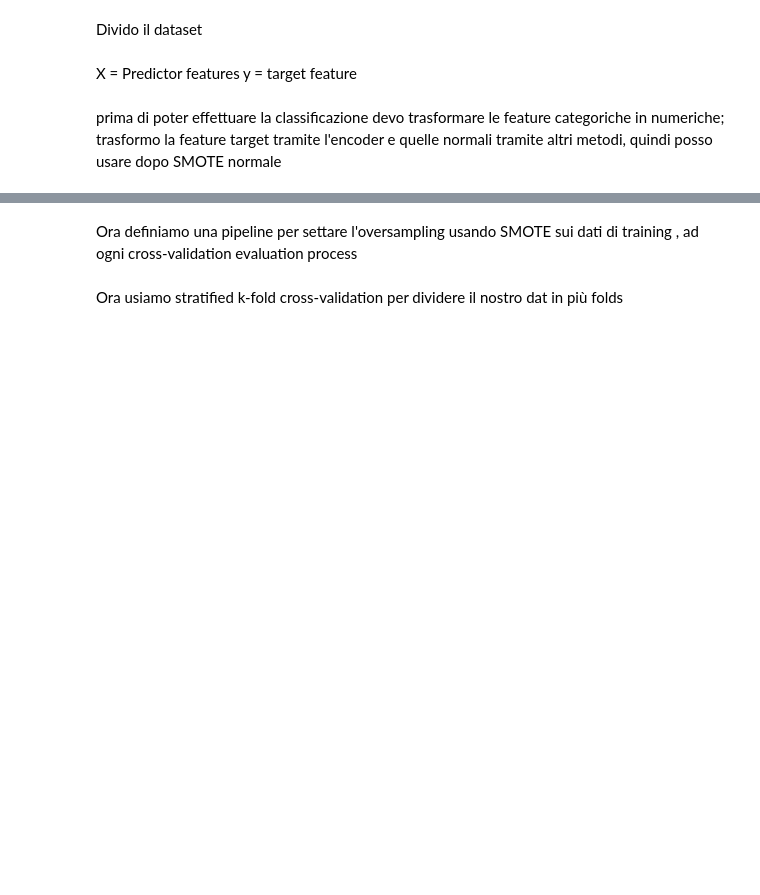
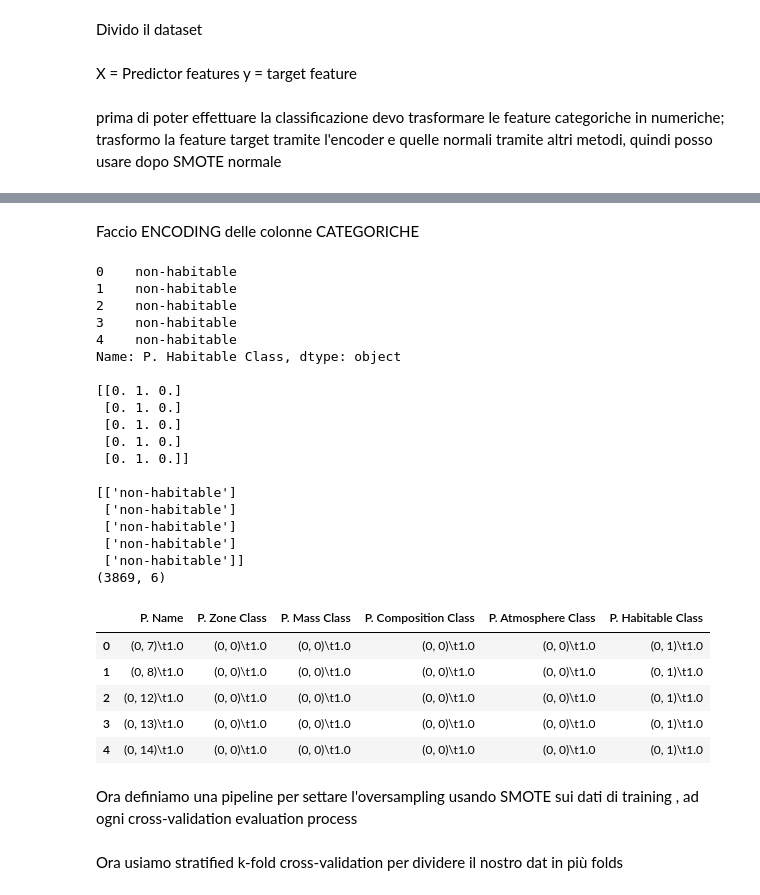
Before and after one commit to DanieleCecca/ICON-Project, a Jupyter notebook: Classification/Copia_di_ProgettoIcon.ipynb, the cells around one changed output, grey strips where cells are left out. Drawn from its saved outputs; the diff is of its cells as text; code cells hidden in the pictures; blank space fills up the shorter version.

Commit message:
test encoding columns

```diff
--- a/Classification/Copia_di_ProgettoIcon.ipynb
+++ b/Classification/Copia_di_ProgettoIcon.ipynb
@@ -172,3 +256,70 @@ planets_c
+# %% [markdown]
+Faccio ENCODING delle colonne CATEGORICHE
+# %%
+planet_encoder = OneHotEncoder()
+
+name_reshaped = np.array(planets['P. Name']).reshape(-1, 1)
+name_values = planet_encoder.fit_transform(name_reshaped)
+
+zone_reshaped = np.array(planets['P. Zone Class']).reshape(-1, 1)
+zone_values = planet_encoder.fit_transform(zone_reshaped)
+
+mass_reshaped = np.array(planets['P. Mass Class']).reshape(-1, 1)
+mass_values = planet_encoder.fit_transform(mass_reshaped)
+
+comp_reshaped = np.array(planets['P. Composition Class']).reshape(-1, 1)
+comp_values = planet_encoder.fit_transform(comp_reshaped)
+
+atmo_reshaped = np.array(planets['P. Atmosphere Class']).reshape(-1, 1)
+atmo_values = planet_encoder.fit_transform(atmo_reshaped)
+
+hab_reshaped = np.array(planets['P. Habitable Class']).reshape(-1, 1)
+hab_values = planet_encoder.fit_transform(hab_reshaped)
+
+#PRINT TEST
+print(planets['P. Habitable Class'][:5])
+print()
+print(hab_values.toarray()[:5])
+print()
+print(planet_encoder.inverse_transform(hab_values)[:5])
+
+#costruisco DataFrame temporaneo
+p_name = pd.DataFrame(name_values, columns=['P. Name'])
+p_zone = pd.DataFrame(zone_values, columns=['P. Zone Class'])
+p_mass = pd.DataFrame(mass_values, columns=['P. Mass Class'])
+p_comp = pd.DataFrame(comp_values, columns=['P. Composition Class'])
+p_atmo = pd.DataFrame(atmo_values, columns=['P. Atmosphere Class'])
+p_hab = pd.DataFrame(hab_values, columns=['P. Habitable Class'])
+
+planets_categorical_encoded = pd.concat([p_name, p_zone, p_mass, p_comp, p_atmo, p_hab], axis=1)
+print(planets_categorical_encoded.shape)
+planets_categorical_encoded.head()
+# %% [output]
+0    non-habitable
+1    non-habitable
+2    non-habitable
+3    non-habitable
+4    non-habitable
+Name: P. Habitable Class, dtype: object
+
+[[0. 1. 0.]
+ [0. 1. 0.]
+ [0. 1. 0.]
+ [0. 1. 0.]
+ [0. 1. 0.]]
+
+[['non-habitable']
+ ['non-habitable']
+ ['non-habitable']
+ ['non-habitable']
+ ['non-habitable']]
+(3869, 6)
+|  | P. Name | P. Zone Class | P. Mass Class | P. Composition Class | P. Atmosphere Class | P. Habitable Class |
+| 0 | (0, 7)\t1.0 | (0, 0)\t1.0 | (0, 0)\t1.0 | (0, 0)\t1.0 | (0, 0)\t1.0 | (0, 1)\t1.0 |
+| 1 | (0, 8)\t1.0 | (0, 0)\t1.0 | (0, 0)\t1.0 | (0, 0)\t1.0 | (0, 0)\t1.0 | (0, 1)\t1.0 |
+| 2 | (0, 12)\t1.0 | (0, 0)\t1.0 | (0, 0)\t1.0 | (0, 0)\t1.0 | (0, 0)\t1.0 | (0, 1)\t1.0 |
+| 3 | (0, 13)\t1.0 | (0, 0)\t1.0 | (0, 0)\t1.0 | (0, 0)\t1.0 | (0, 0)\t1.0 | (0, 1)\t1.0 |
+| 4 | (0, 14)\t1.0 | (0, 0)\t1.0 | (0, 0)\t1.0 | (0, 0)\t1.0 | (0, 0)\t1.0 | (0, 1)\t1.0 |
 # %%
 
 X = planets_c.loc[ :, planets.columns != 'P. Habitable Class']
```
Also changed, not shown: parts of 12 cells of this notebook.
